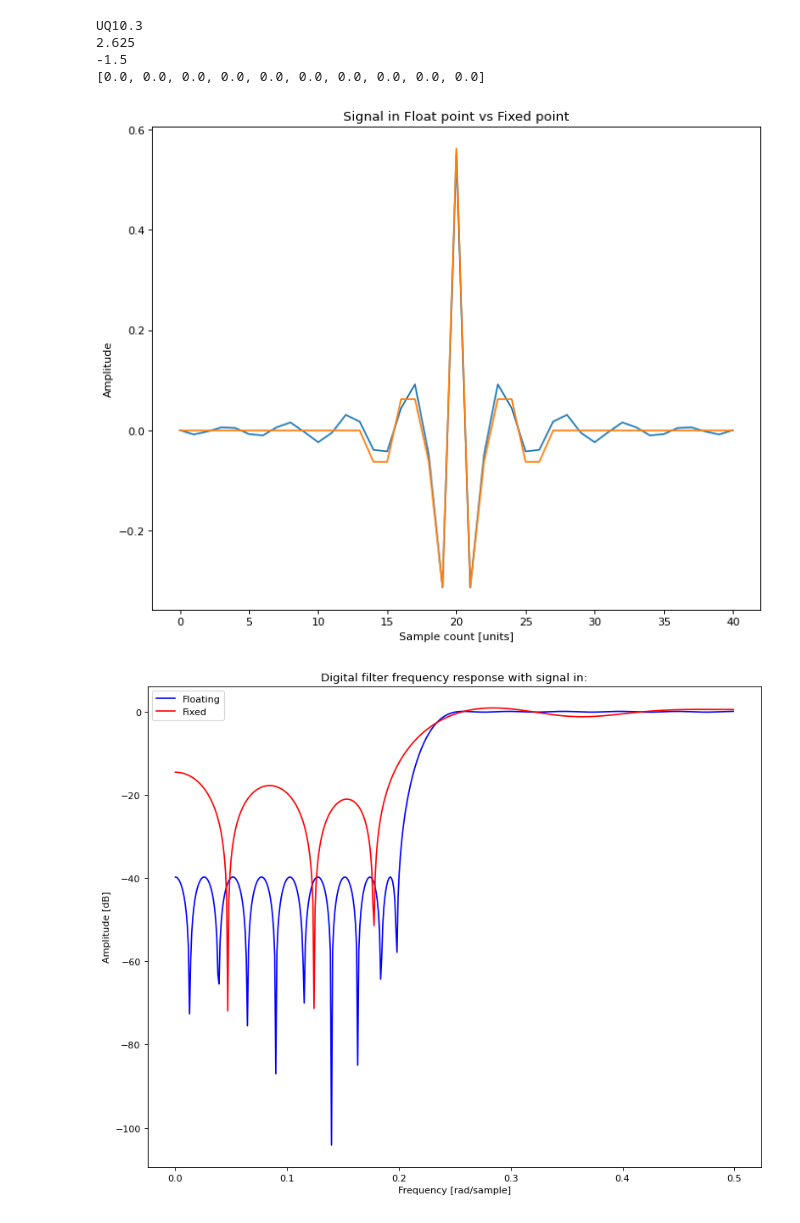
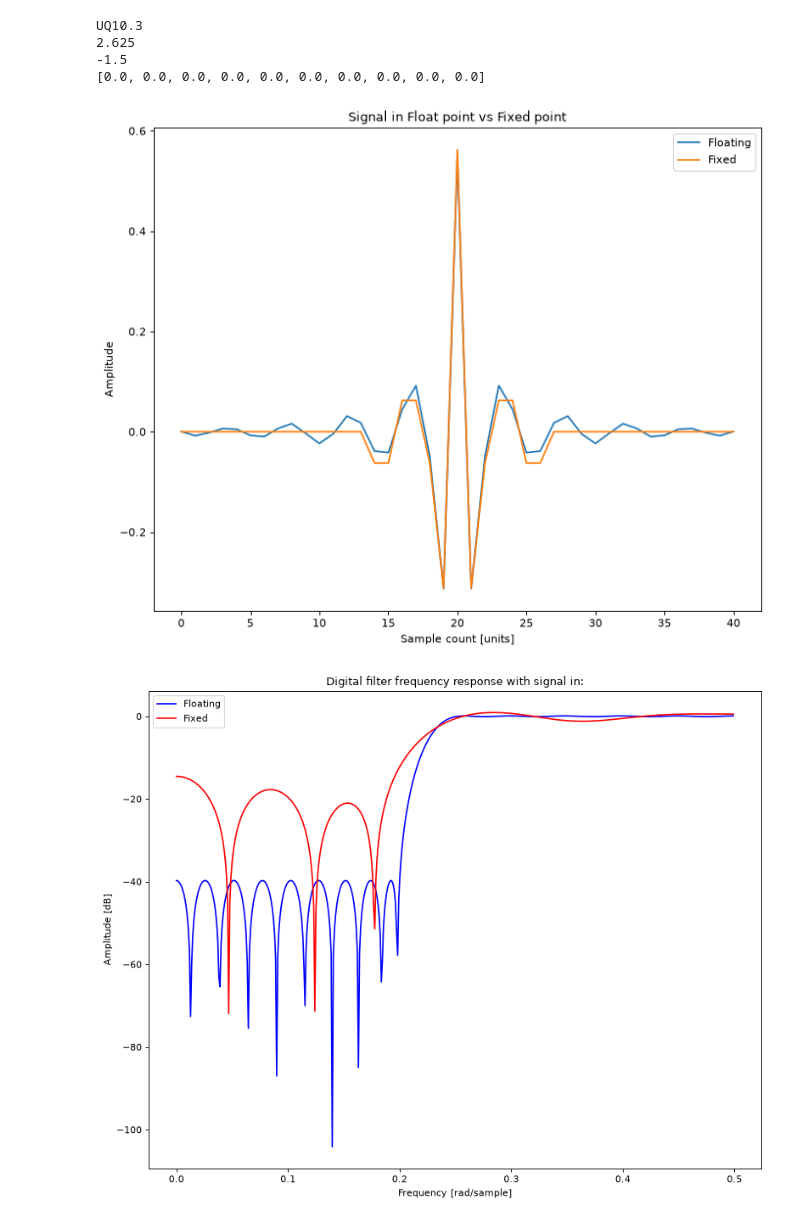
Before and after one commit to enriquezmartin/pes-utn-fra, a Jupyter notebook: python-notebooks/1-quantization/0-quantization.ipynb, the cells around one changed output. Saved outputs shown, nothing was run; the diff lists cells and outputs as text; code cells hidden in the pictures.

```diff
--- a/python-notebooks/1-quantization/0-quantization.ipynb
+++ b/python-notebooks/1-quantization/0-quantization.ipynb
@@ -62,38 +62,39 @@ UQ10.3
 # %%
 # Ejemplo filtro pasa altos
 
 qformat = {'signed': True, 'm': 4, 'n': 4}
 
 # Se genera la respuesta al impulso finita del filtro finita
 c = sig.remez(41, [0, 0.2, 0.25, 0.5], [0, 1],maxiter=100)
 # Array de fixedpoint, pasandole un array y el formato:
 c_fx2 = arrayFixedPoint(c, qformat)
 
 fig = plt.figure(num=None, figsize=(10, 8), dpi=80)
 plt.title('Signal in Float point vs Fixed point')
 plt.ylabel('Amplitude')
 plt.xlabel('Sample count [units]')
-plt.plot (c)
-plt.plot (c_fx2)
+plt.plot (c, label="Floating")
+plt.plot (c_fx2, label="Fixed")
+plt.legend()
 
 w, h = sig.freqz(c)
-w_fx, h_fx = sig.freqz(c_fx2)
+w_fx, h_fx = sig.freqz(fixedToFloat(c_fx2))
 w = w/(2*np.pi)
 fig, ax = plt.subplots(num=None, figsize=(10, 8), dpi=80)
 
 #fig = plt.figure(num=None, figsize=(10, 8), dpi=80)
 ax.set_title('Digital filter frequency response with signal in:')
 #ax1 = fig.add_subplot(111)
 ax.plot(w, 20 * np.log10(abs(h)), 'b', label="Floating")
 ax.set_ylabel('Amplitude [dB]')
 ax.set_xlabel('Frequency [rad/sample]')
 ax.plot(w, 20 * np.log10(abs(h_fx)), 'r', label="Fixed")
 ax.legend()
 
 fig.tight_layout()
 # %% [output]
-[figure, old version]
+[figure, new version]
-[figure, old version]
+[figure, new version]
 # %%
 import scipy.io.wavfile
 from scipy import signal
```
Also changed, not shown: parts of 3 cells of this notebook, 8 other files.
